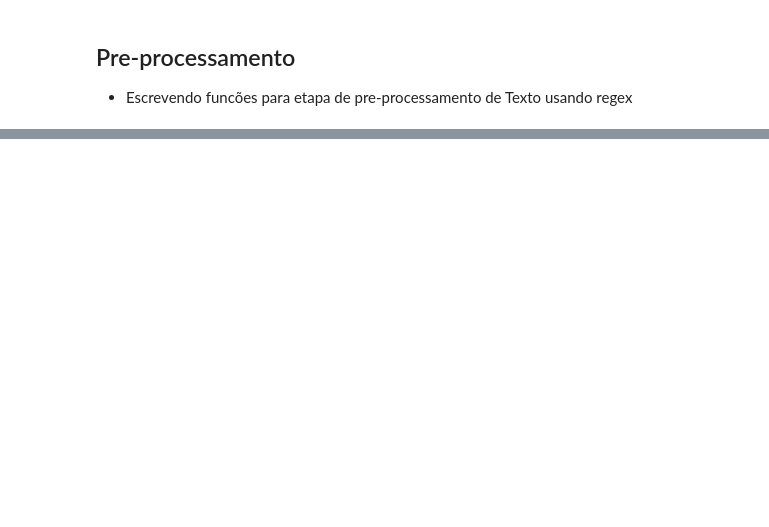
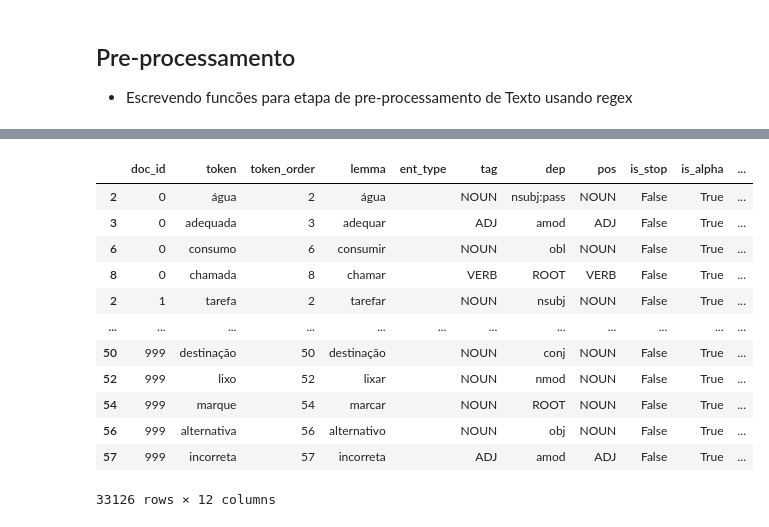
Before and after one commit to LucianoBatista/bncc-classifier, a Jupyter notebook: analysis/notebooks/will_03_03_spacy_process.ipynb, the cells around one changed output, grey strips where cells are left out. Cells and saved outputs as stored; diff of their text form; code cells hidden in the pictures; blank space fills up the shorter version.

```diff
--- a/analysis/notebooks/will_03_03_spacy_process.ipynb
+++ b/analysis/notebooks/will_03_03_spacy_process.ipynb
@@ -184,0 +196,17 @@ tidy_tokens(docs)
+# %%
+tidy_docs = tidy_docs.query("is_stop == False & tag != 'SPACE'")
+tidy_docs
+# %% [output]
+|  | doc_id | token | token_order | lemma | ent_type | tag | dep | pos | is_stop | is_alpha | ... |
+| 2 | 0 | água | 2 | água |  | NOUN | nsubj:pass | NOUN | False | True | ... |
+| 3 | 0 | adequada | 3 | adequar |  | ADJ | amod | ADJ | False | True | ... |
+| 6 | 0 | consumo | 6 | consumir |  | NOUN | obl | NOUN | False | True | ... |
+| 8 | 0 | chamada | 8 | chamar |  | VERB | ROOT | VERB | False | True | ... |
+| 2 | 1 | tarefa | 2 | tarefar |  | NOUN | nsubj | NOUN | False | True | ... |
+| ... | ... | ... | ... | ... | ... | ... | ... | ... | ... | ... | ... |
+| 50 | 999 | destinação | 50 | destinação |  | NOUN | conj | NOUN | False | True | ... |
+| 52 | 999 | lixo | 52 | lixar |  | NOUN | nmod | NOUN | False | True | ... |
+| 54 | 999 | marque | 54 | marcar |  | NOUN | ROOT | NOUN | False | True | ... |
+| 56 | 999 | alternativa | 56 | alternativo |  | NOUN | obj | NOUN | False | True | ... |
+| 57 | 999 | incorreta | 57 | incorreta |  | ADJ | amod | ADJ | False | True | ... |
+33126 rows × 12 columns
```
Also changed, not shown: parts of 11 cells of this notebook.
